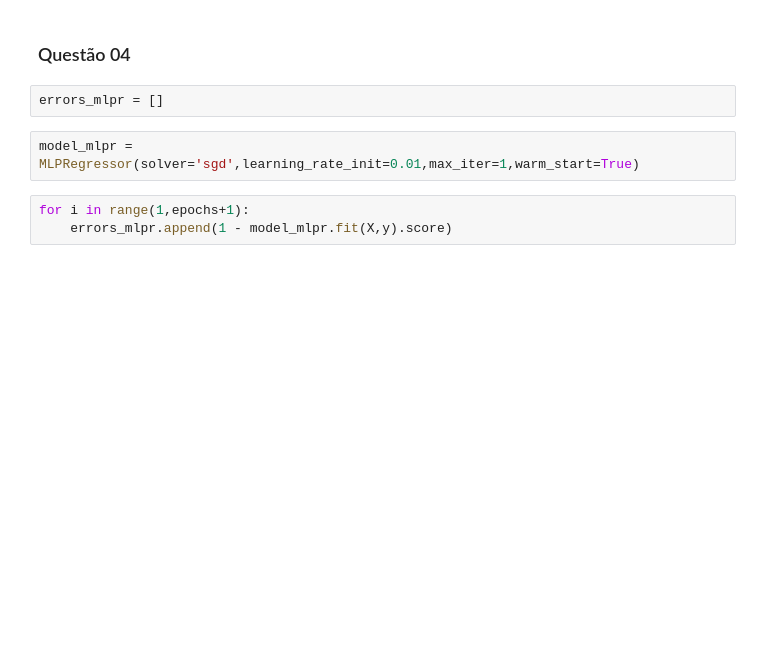
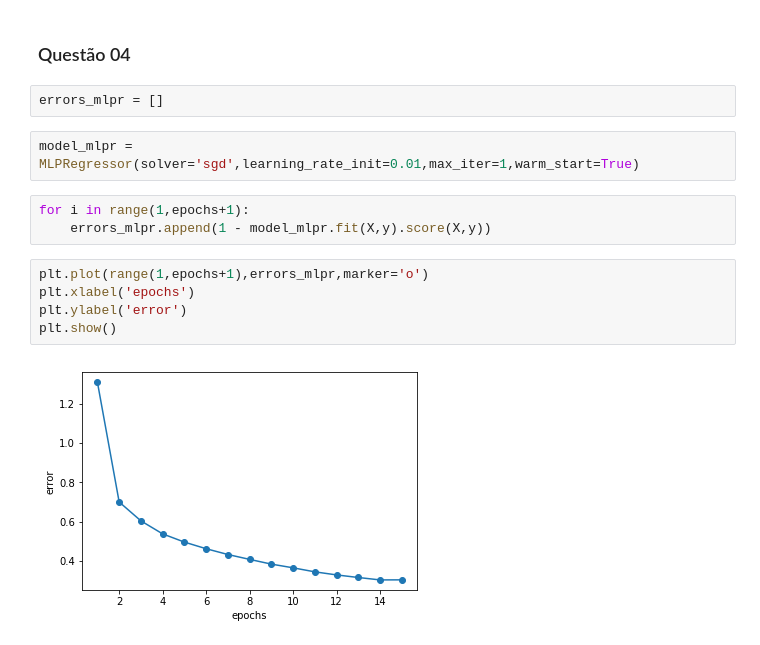
Before and after one commit to viniciusteix/topics-3, a Jupyter notebook: Lista 01.ipynb, the cells around one changed output. Saved outputs shown, nothing was run; the diff lists cells and outputs as text; blank space fills up the shorter version.

```diff
--- a/Lista 01.ipynb
+++ b/Lista 01.ipynb
@@ -80,4 +80,11 @@ errors_mlpr = []
 model_mlpr = MLPRegressor(solver='sgd',learning_rate_init=0.01,max_iter=1,warm_start=True)
 # %%
 for i in range(1,epochs+1):
-    errors_mlpr.append(1 - model_mlpr.fit(X,y).score)
+    errors_mlpr.append(1 - model_mlpr.fit(X,y).score(X,y))
+# %%
+plt.plot(range(1,epochs+1),errors_mlpr,marker='o')
+plt.xlabel('epochs')
+plt.ylabel('error')
+plt.show()
+# %% [output]
+[figure, added]
```
